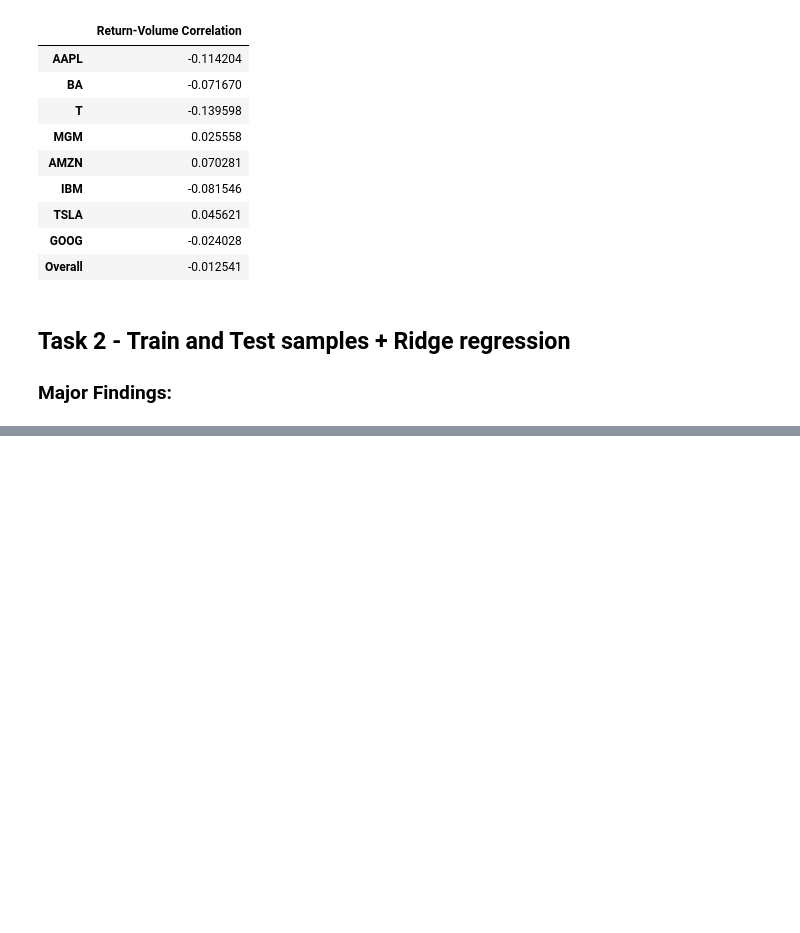
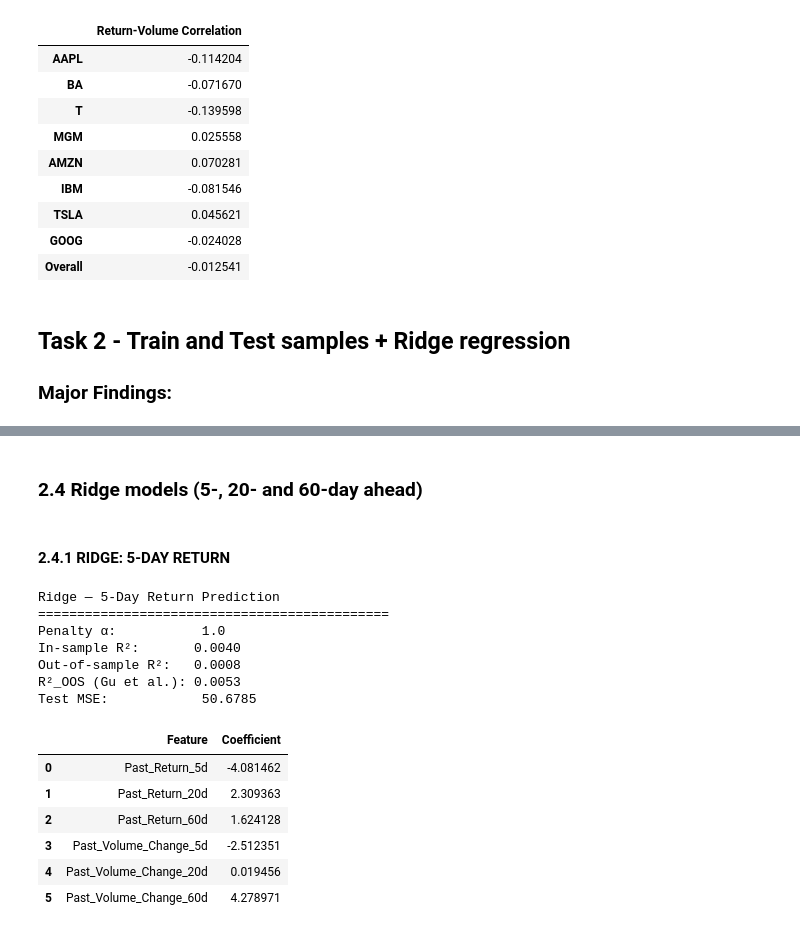
Before and after one commit to henricvsb/Finance-with-Big-Data-Lab-Sessions, a Jupyter notebook: #4/PCLAB#4 - Group 2 - Henricus Bracht Erdem Bayrakcioglu Leonard Fischbach.ipynb, the cells around one changed output, grey strips where cells are left out. Cells and saved outputs as stored; diff of their text form; code cells hidden in the pictures; blank space fills up the shorter version.

```diff
--- a/#4/PCLAB#4 - Group 2 - Henricus Bracht Erdem Bayrakcioglu Leonard Fischbach.ipynb
+++ b/#4/PCLAB#4 - Group 2 - Henricus Bracht Erdem Bayrakcioglu Leonard Fischbach.ipynb
@@ -515,0 +953,62 @@ correlations
+# %% [markdown]
+### 2.4 Ridge models (5-, 20- and 60-day ahead)
+# %% [markdown]
+#### 2.4.1 RIDGE: 5-DAY RETURN
+# %%
+h = 5
+alpha = 1.0
+
+ridge_5 = Ridge(alpha=alpha)
+
+ridge_5.fit(
+    X_train_scaled[h],
+    y_train[h]
+)
+
+pred_ridge_5 = ridge_5.predict(
+    X_test_scaled[h]
+)
+
+roos_ridge_5 = r2_oos(y_test[h], pred_ridge_5)
+r2_train_ridge_5 = ridge_5.score(
+    X_train_scaled[h],
+    y_train[h]
+)
+r2_test_ridge_5 = r2_score(
+    y_test[h],
+    pred_ridge_5
+)
+mse_ridge_5 = mean_squared_error(
+    y_test[h],
+    pred_ridge_5
+)
+
+print("Ridge — 5-Day Return Prediction")
+print("=" * 45)
+print(f"Penalty α:           {alpha}")
+print(f"In-sample R²:       {r2_train_ridge_5:.4f}")
+print(f"Out-of-sample R²:   {r2_test_ridge_5:.4f}")
+print(f"R²_OOS (Gu et al.): {roos_ridge_5:.4f}")
+print(f"Test MSE:            {mse_ridge_5:.4f}")
+
+ridge_coef_5 = pd.DataFrame({
+    "Feature": feature_cols,
+    "Coefficient": ridge_5.coef_
+})
+
+display(ridge_coef_5)
+# %% [output]
+Ridge — 5-Day Return Prediction
+=============================================
+Penalty α:           1.0
+In-sample R²:       0.0040
+Out-of-sample R²:   0.0008
+R²_OOS (Gu et al.): 0.0053
+Test MSE:            50.6785
+|  | Feature | Coefficient |
+| 0 | Past_Return_5d | -4.081462 |
+| 1 | Past_Return_20d | 2.309363 |
+| 2 | Past_Return_60d | 1.624128 |
+| 3 | Past_Volume_Change_5d | -2.512351 |
+| 4 | Past_Volume_Change_20d | 0.019456 |
+| 5 | Past_Volume_Change_60d | 4.278971 |
```
Also changed, not shown: parts of 16 cells of this notebook.
